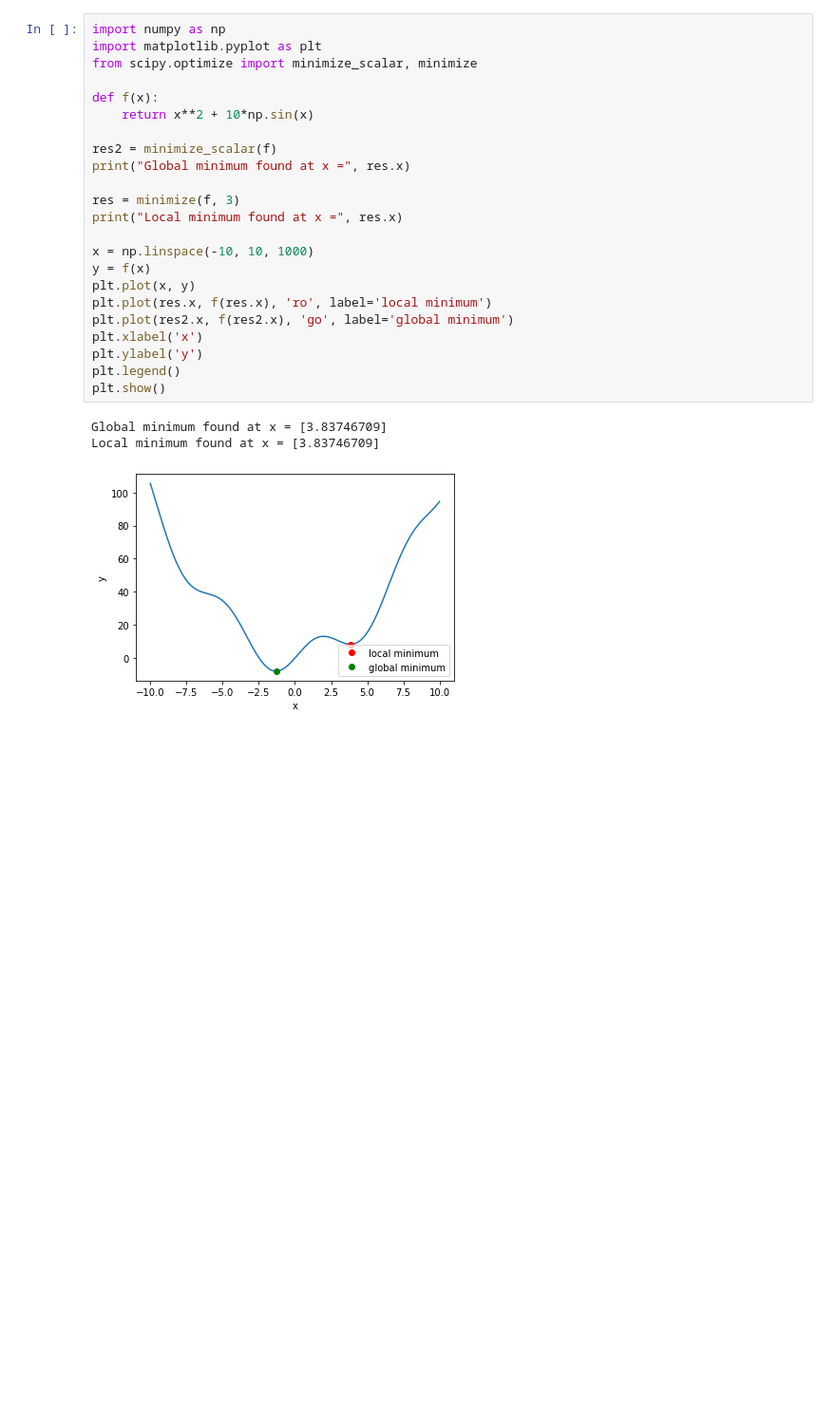
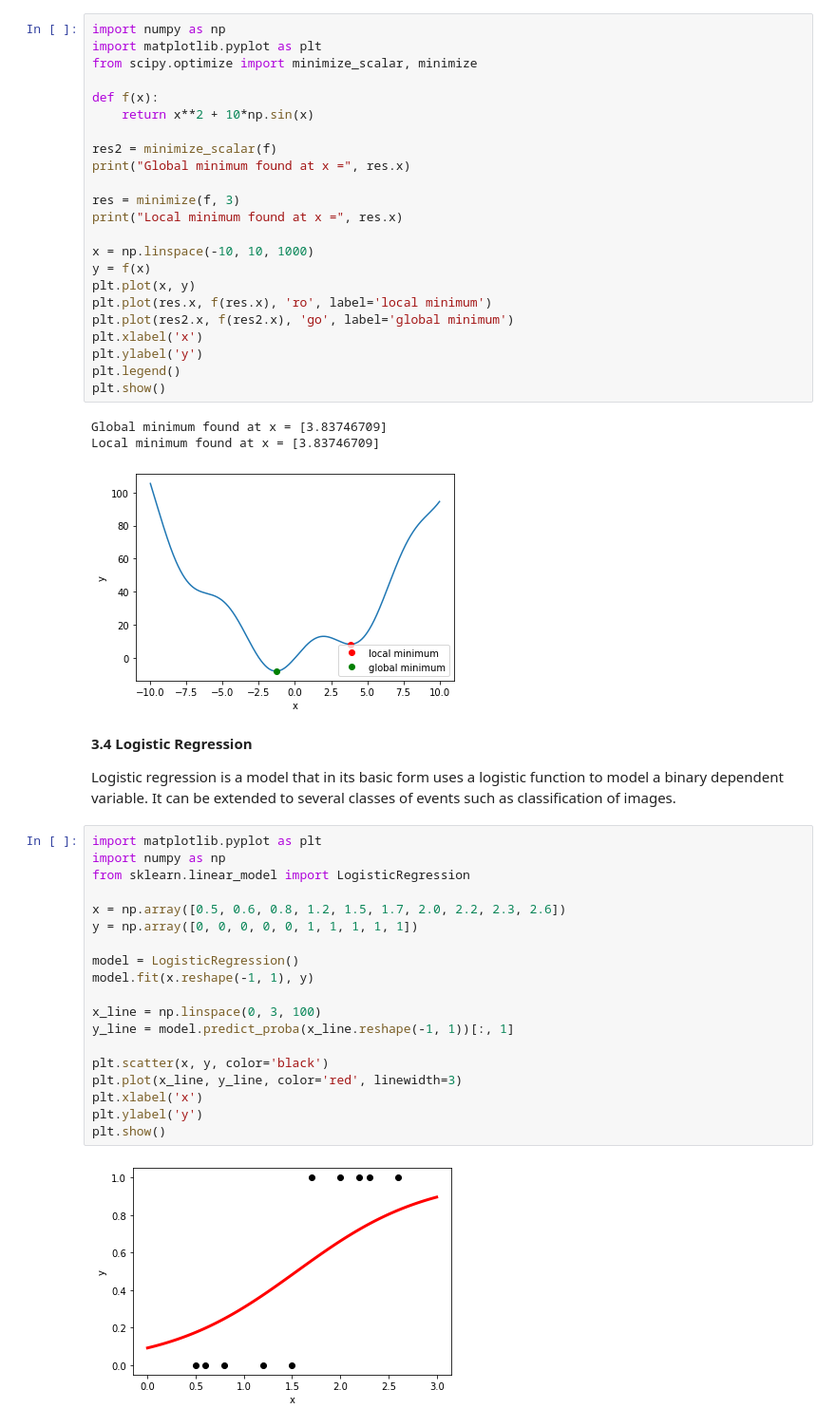
Before and after one commit to yzhu233/MAT421, a Jupyter notebook: ModuleE_Yaci.ipynb, the cells around one changed output. Shown at 95% size. Cells and saved outputs as stored; diff of their text form; blank space fills up the shorter version.

```diff
--- a/ModuleE_Yaci.ipynb
+++ b/ModuleE_Yaci.ipynb
@@ -90,3 +90,28 @@ plt.show()
 Global minimum found at x = [3.83746709]
 Local minimum found at x = [3.83746709]
 [figure]
+# %% [markdown]
+**3.4 Logistic Regression**
+
+Logistic regression is a model that in its basic form uses a logistic function to model a binary dependent variable. It can be extended to several classes of events such as classification of images.
+# %%
+import matplotlib.pyplot as plt
+import numpy as np
+from sklearn.linear_model import LogisticRegression
+
+x = np.array([0.5, 0.6, 0.8, 1.2, 1.5, 1.7, 2.0, 2.2, 2.3, 2.6])
+y = np.array([0, 0, 0, 0, 0, 1, 1, 1, 1, 1])
+
+model = LogisticRegression()
+model.fit(x.reshape(-1, 1), y)
+
+x_line = np.linspace(0, 3, 100)
+y_line = model.predict_proba(x_line.reshape(-1, 1))[:, 1]
+
+plt.scatter(x, y, color='black')
+plt.plot(x_line, y_line, color='red', linewidth=3)
+plt.xlabel('x')
+plt.ylabel('y')
+plt.show()
+# %% [output]
+[figure, added]
```
Also changed, not shown: parts of 6 cells of this notebook.
